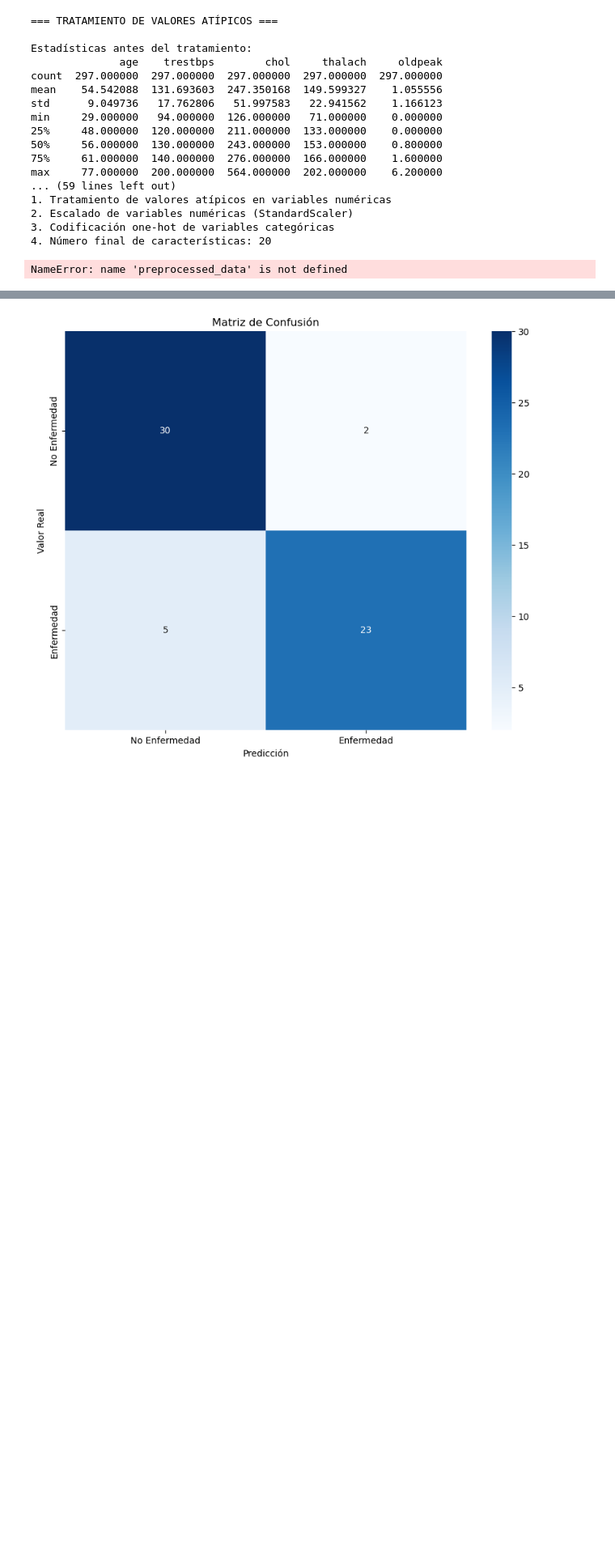
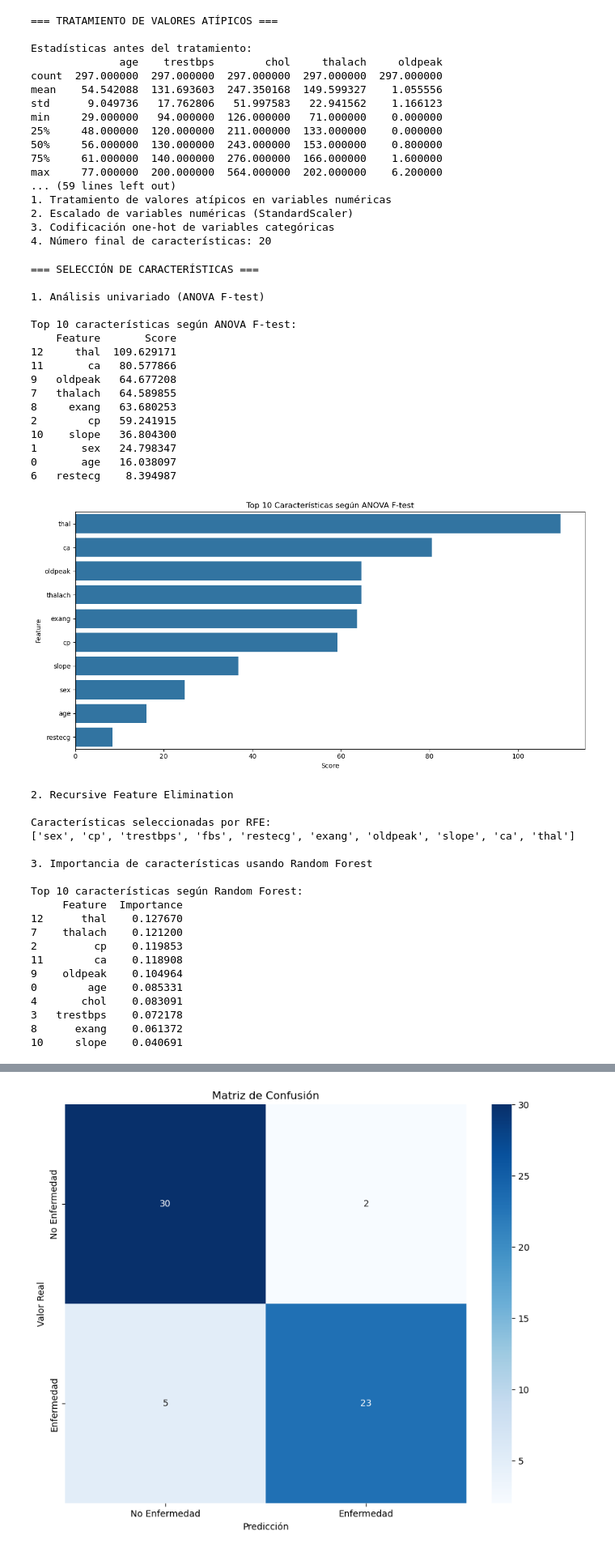
Before and after one commit to Jaycoach/Data_Analis, a Jupyter notebook: heart_cleveland_upload.ipynb, the cells around one changed output, grey strips where cells are left out. Shown at 81% size. Saved outputs shown, nothing was run; the diff lists cells and outputs as text; code cells hidden in the pictures; blank space fills up the shorter version.

```diff
--- a/heart_cleveland_upload.ipynb
+++ b/heart_cleveland_upload.ipynb
@@ -382,10 +382,11 @@ from sklearn.ensemble import RandomForestClassifier
 import matplotlib.pyplot as plt
 import seaborn as sns
 
-# Usar los datos preprocesados del paso anterior
-X = preprocessed_data['X_preprocessed']
-y = preprocessed_data['y']
-feature_names = preprocessed_data['feature_names']
+# Preparar los datos directamente
+# Separar características y variable objetivo
+X = df.drop('condition', axis=1)
+y = df['condition']
+feature_names = X.columns.tolist()
 
 print("=== SELECCIÓN DE CARACTERÍSTICAS ===")
 
@@ -411,7 +412,6 @@ plt.show()
 
 # 2. Recursive Feature Elimination (RFE)
 print("\n2. Recursive Feature Elimination")
-# Usar LogisticRegression como estimador base
 log_reg = LogisticRegression(max_iter=1000)
 rfe = RFE(estimator=log_reg, n_features_to_select=10)
 rfe.fit(X, y)
@@ -469,32 +469,67 @@ feature_scores['Combined_Score'] = (feature_scores['ANOVA_Score'] +
                                   feature_scores['RFE_Selected'] +
                                   feature_scores['RF_Importance']) / 3
 
 # Ordenar por score combinado
 final_features = feature_scores.sort_values('Combined_Score', ascending=False)
 
 print("\nTop 10 características finales (score combinado):")
 print(final_features.head(10))
 
 # Seleccionar las mejores características
-n_features_to_select = 10  # Puedes ajustar este número
+n_features_to_select = 10
 selected_features = final_features.head(n_features_to_select)['Feature'].tolist()
 
 # Crear conjunto de datos final con las características seleccionadas
 X_selected = X[selected_features]
 
 print("\n=== RESUMEN DE SELECCIÓN DE CARACTERÍSTICAS ===")
 print(f"\nNúmero de características originales: {X.shape[1]}")
 print(f"Número de características seleccionadas: {len(selected_features)}")
 print("\nCaracterísticas seleccionadas:")
 for i, feature in enumerate(selected_features, 1):
     print(f"{i}. {feature}")
 
 # Guardar resultados para el siguiente paso
 feature_selection_results = {
     'X_selected': X_selected,
     'y': y,
     'selected_features': selected_features,
     'feature_scores': final_features
 }
 # %% [output]
-NameError: name 'preprocessed_data' is not defined
+=== SELECCIÓN DE CARACTERÍSTICAS ===
+
+1. Análisis univariado (ANOVA F-test)
+
+Top 10 características según ANOVA F-test:
+    Feature       Score
+12     thal  109.629171
+11       ca   80.577866
+9   oldpeak   64.677208
+7   thalach   64.589855
+8     exang   63.680253
+2        cp   59.241915
+10    slope   36.804300
+1       sex   24.798347
+0       age   16.038097
+6   restecg    8.394987
+[figure, added]
+2. Recursive Feature Elimination
+
+Características seleccionadas por RFE:
+['sex', 'cp', 'trestbps', 'fbs', 'restecg', 'exang', 'oldpeak', 'slope', 'ca', 'thal']
+
+3. Importancia de características usando Random Forest
+
+Top 10 características según Random Forest:
+     Feature  Importance
+12      thal    0.127670
+7    thalach    0.121200
+2         cp    0.119853
+11        ca    0.118908
+9    oldpeak    0.104964
+0        age    0.085331
+4       chol    0.083091
+3   trestbps    0.072178
+8      exang    0.061372
+10     slope    0.040691
```
Also changed, not shown: parts of 4 cells of this notebook.
